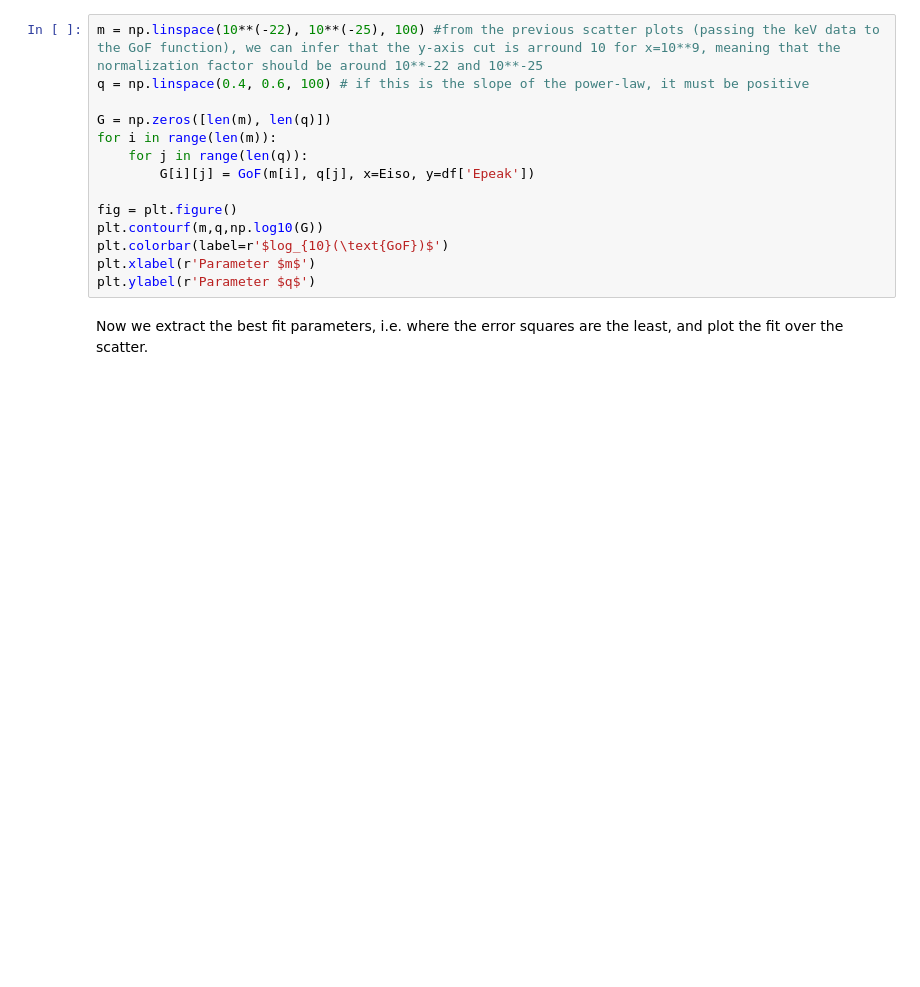
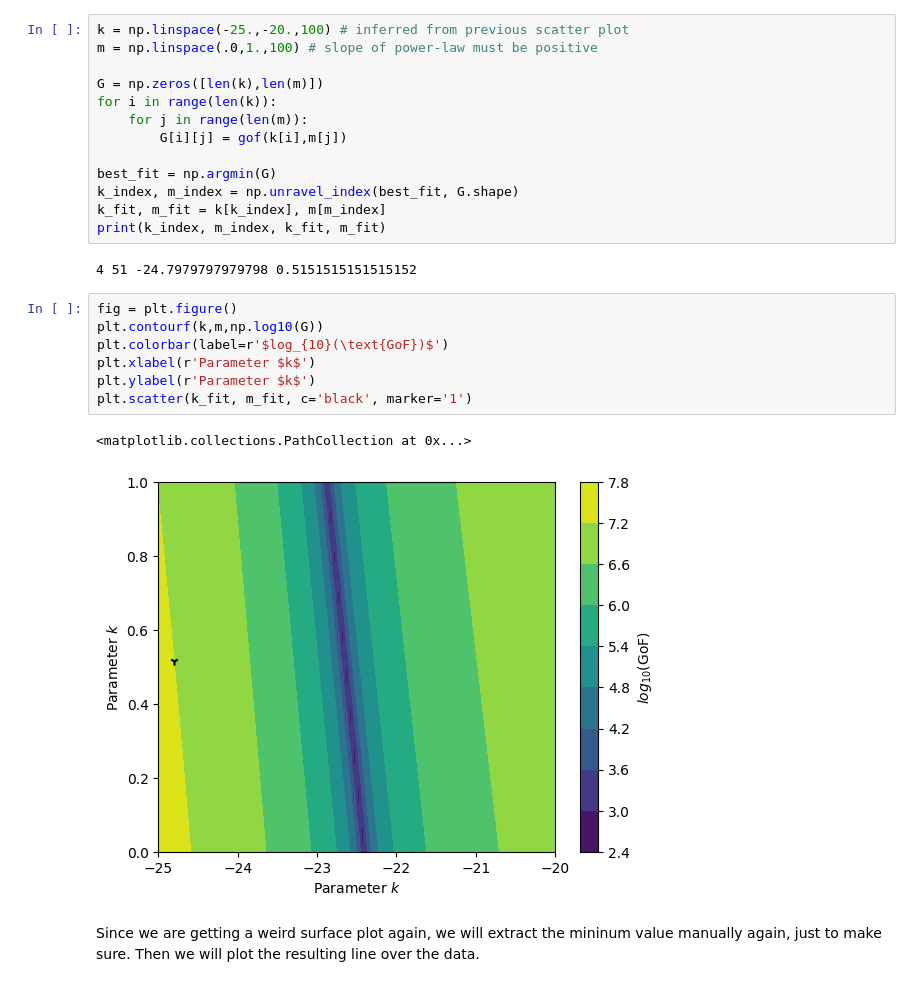
Before and after one commit to joanalnu/OAB-INAF, a Jupyter notebook: Epeak_Eiso_errors.ipynb, the cells around one changed output. Drawn from its saved outputs; the diff is of its cells as text; blank space fills up the shorter version.

```diff
--- a/Epeak_Eiso_errors.ipynb
+++ b/Epeak_Eiso_errors.ipynb
@@ -93,16 +79,27 @@ def GoF(m, q, x=Eiso, y=Epeak, x_err=Eiso_err, y_err=Epeak_err):
-# %%
-m = np.linspace(10**(-22), 10**(-25), 100) #from the previous scatter plots (passing the keV data to the GoF function), we can infer that the y-axis cut is arround 10 for x=10**9, meaning that the normalization factor should be around 10**-22 and 10**-25
-q = np.linspace(0.4, 0.6, 100) # if this is the slope of the power-law, it must be positive
-
-G = np.zeros([len(m), len(q)])
-for i in range(len(m)):
-    for j in range(len(q)):
-        G[i][j] = GoF(m[i], q[j], x=Eiso, y=df['Epeak'])
-
-fig = plt.figure()
-plt.contourf(m,q,np.log10(G))
-plt.colorbar(label=r'$log_{10}(\text{GoF})$')
-plt.xlabel(r'Parameter $m$')
-plt.ylabel(r'Parameter $q$')
-# %% [markdown]
-Now we extract the best fit parameters, i.e. where the error squares are the least, and plot the fit over the scatter.
+# %%
+k = np.linspace(-25.,-20.,100) # inferred from previous scatter plot
+m = np.linspace(.0,1.,100) # slope of power-law must be positive
+
+G = np.zeros([len(k),len(m)])
+for i in range(len(k)):
+    for j in range(len(m)):
+        G[i][j] = gof(k[i],m[j])
+
+best_fit = np.argmin(G)
+k_index, m_index = np.unravel_index(best_fit, G.shape)
+k_fit, m_fit = k[k_index], m[m_index]
+print(k_index, m_index, k_fit, m_fit)
+# %% [output]
+4 51 -24.7979797979798 0.5151515151515152
+# %%
+fig = plt.figure()
+plt.contourf(k,m,np.log10(G))
+plt.colorbar(label=r'$log_{10}(\text{GoF})$')
+plt.xlabel(r'Parameter $k$')
+plt.ylabel(r'Parameter $k$')
+plt.scatter(k_fit, m_fit, c='black', marker='1')
+# %% [output]
+<matplotlib.collections.PathCollection at 0x...>
+[figure, added]
+# %% [markdown]
+Since we are getting a weird surface plot again, we will extract the mininum value manually again, just to make sure. Then we will plot the resulting line over the data.
```
Also changed, not shown: parts of 20 cells of this notebook.
